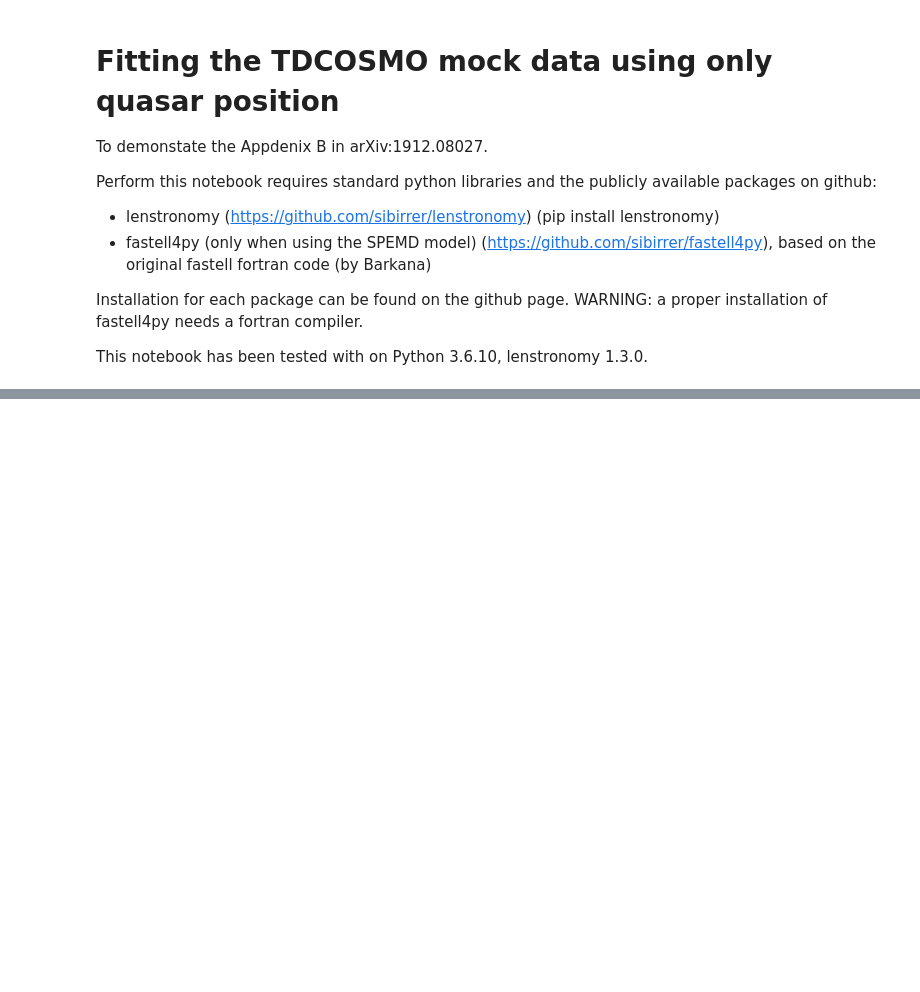
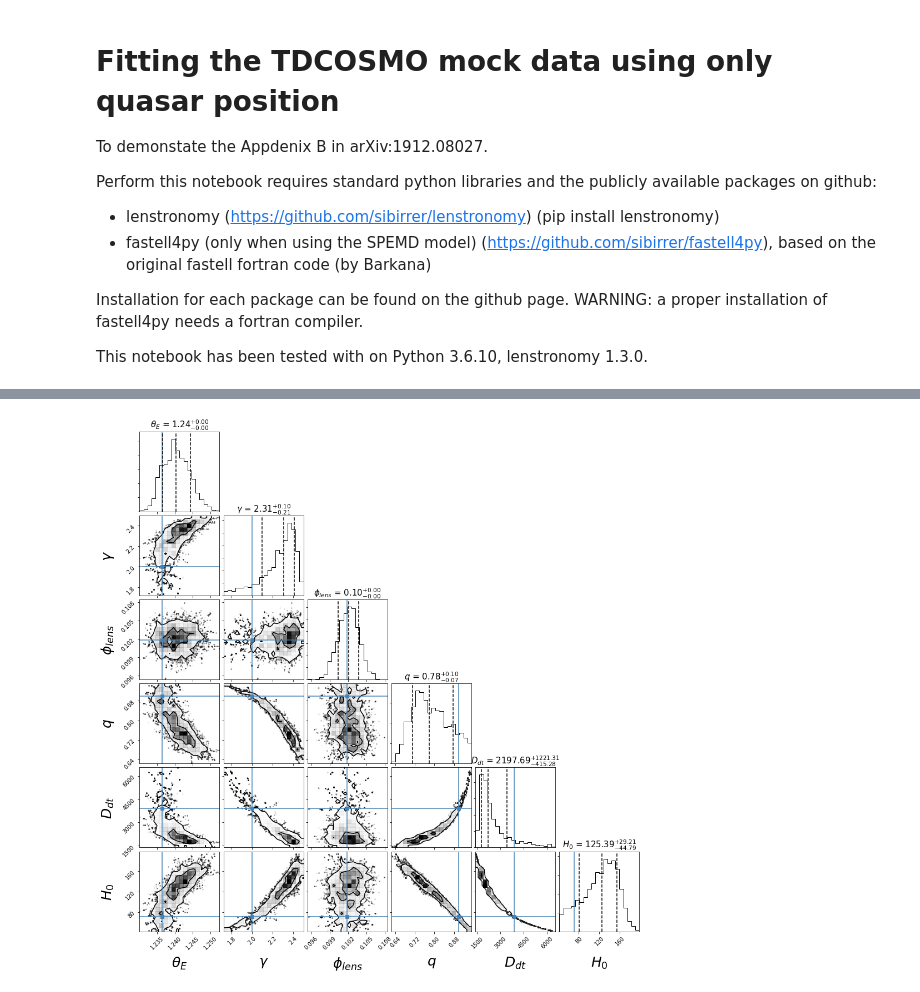
Before and after one commit to dartoon/my_code, a Jupyter notebook: projects/Rebuttal_paper_simple_fit_mocks/TDCOSMO_notebook.ipynb, the cells around one changed output, grey strips where cells are left out. Drawn from its saved outputs; the diff is of its cells as text; code cells hidden in the pictures; blank space fills up the shorter version.

```diff
--- a/projects/Rebuttal_paper_simple_fit_mocks/TDCOSMO_notebook.ipynb
+++ b/projects/Rebuttal_paper_simple_fit_mocks/TDCOSMO_notebook.ipynb
@@ -197,7 +197,7 @@ Computing the PSO ...
 <Figure size 432x288 with 0 Axes>
 # %%
-#We run the MCMC to estimate the uncertainty.
-steps = [100, 100]  #1000 as burn steps and 10000 as runing steps for the MCMC.
+#We run the MCMC to estimate the uncertainty and draw the corner plot.
+steps = [1000, 10000]  #1000 as burn steps and 10000 as runing steps for the MCMC.
 fitting_kwargs_list = [
     ['MCMC', {'n_burn': steps[0], 'n_run': steps[1], 'walkerRatio': 30,'sigma_scale': 0.1}]
 ]
@@ -230,31 +230,42 @@ else:
 trans_steps = int(np.min([len(samples_mcmc)/10, 40000]))
 for i in range(trans_steps):
     # transform the parameter position of the MCMC chain in a lenstronomy convention with keyword arguments #
     kwargs_out = param.args2kwargs(samples_mcmc[-trans_steps+i])
     kwargs_lens_out, kwargs_special_out, kwargs_ps_out = kwargs_out['kwargs_lens'], kwargs_out['kwargs_special'], kwargs_out['kwargs_ps']
 
     # compute 'real' image position adding potential astrometric shifts
     x_pos, y_pos = kwargs_ps_out[0]['ra_image'], kwargs_ps_out[0]['dec_image']
 
     # extract quantities of the main deflector
     theta_E = kwargs_lens_out[0]['theta_E']
     e1, e2 = kwargs_lens_out[0]['e1'], kwargs_lens_out[0]['e2']
     phi, q = param_util.ellipticity2phi_q(e1, e2)
     if fix_gamma:
         new_chain = [theta_E, phi, q]
     else:
         gamma = kwargs_lens_out[0]['gamma']
         new_chain = [theta_E, gamma, phi, q]
     D_dt = kwargs_special_out['D_dt']
     new_chain.append(D_dt)
     new_chain.append(cal_h0(z_lens ,z_source, D_dt))
     #source_size = np.random.uniform(high=1, low=0)
     mcmc_new_list.append(np.array(new_chain))
     if int(i/2000) > int((i-1)/2000) :
         print("total",len(samples_mcmc), "finished translate:", i)
 
+kwargs_lens_list = [{'theta_E': 1.23651, 'center_x': 0, 'center_y': 0, 'e1': 0.05207, 'gamma': 2.00000, 'e2': 0.01075}]
+
+phi, q = param_util.ellipticity2phi_q(kwargs_lens_list[0]['e1'], kwargs_lens_list[0]['e2'])
+
+if fix_gamma:
+    truths=[kwargs_lens_list[0]['theta_E'], phi, q, D_dt_true, H0_true]
+elif fix_gamma == False:
+    truths=[kwargs_lens_list[0]['theta_E'], 2.0, phi,  q, D_dt_true, H0_true]
+
 plot = corner.corner(mcmc_new_list, labels=labels_new, show_titles=True,
-                     quantiles=[0.16, 0.5, 0.84],
+                     quantiles=[0.16, 0.5, 0.84], truths =truths,
                      title_kwargs={"fontsize": 15}, label_kwargs = {"fontsize": 25},
                      levels=1.0 - np.exp(-0.5 * np.array([1.,2.]) ** 2))
 plt.show()
+# %% [output]
+[figure, added]
```
Also changed, not shown: parts of 1 cell of this notebook, 5 other files.
